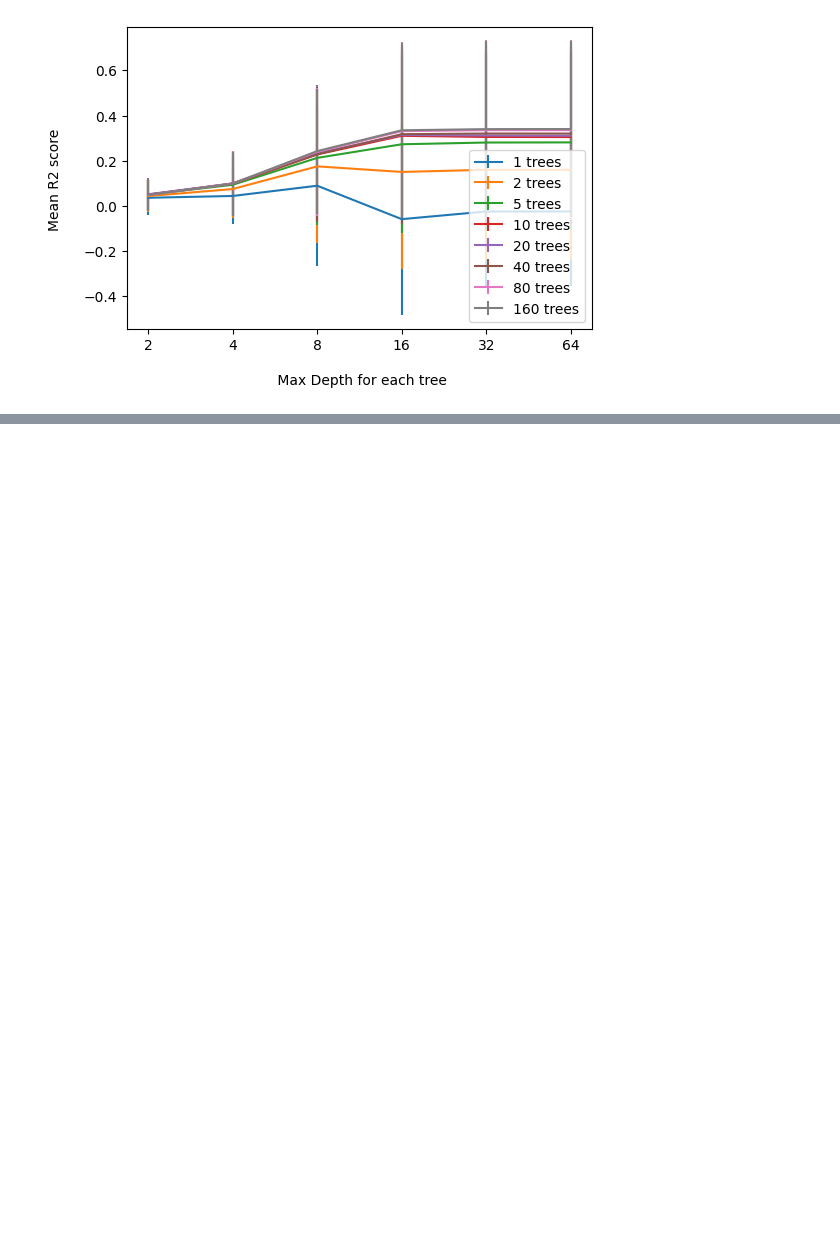
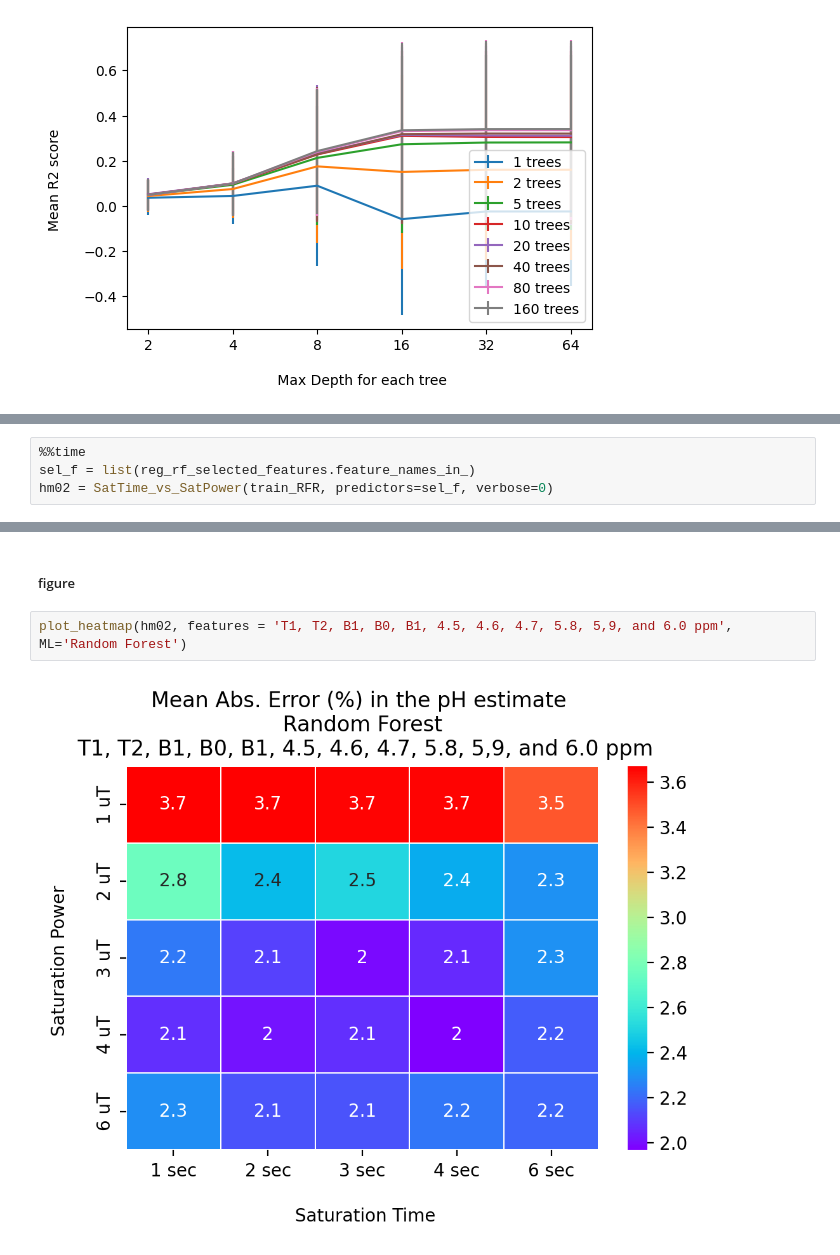
Before and after one commit to JCardenasRdz/acido_CEST_Machine_Learning, a Jupyter notebook: notebooks/2b-Regression-Random_Forest.ipynb, the cells around one changed output, grey strips where cells are left out. Drawn from its saved outputs; the diff is of its cells as text; blank space fills up the shorter version.

```diff
--- a/notebooks/2b-Regression-Random_Forest.ipynb
+++ b/notebooks/2b-Regression-Random_Forest.ipynb
@@ -582,0 +503,4 @@ Text(0.5, 1.0, 'R2 score for pH regression \n \n The model was trained with 30%
+# %%
+%%time
+sel_f = list(reg_rf_selected_features.feature_names_in_)
+hm02 = SatTime_vs_SatPower(train_RFR, predictors=sel_f, verbose=0)
@@ -582,0 +525,6 @@ Text(0.5, 1.0, 'R2 score for pH regression \n \n The model was trained with 30%
+# %% [markdown]
+##### figure
+# %%
+plot_heatmap(hm02, features = 'T1, T2, B1, B0, B1, 4.5, 4.6, 4.7, 5.8, 5,9, and 6.0 ppm', ML='Random Forest')
+# %% [output]
+[figure, added]
```
Also changed, not shown: parts of 38 cells of this notebook, 6 other files.
